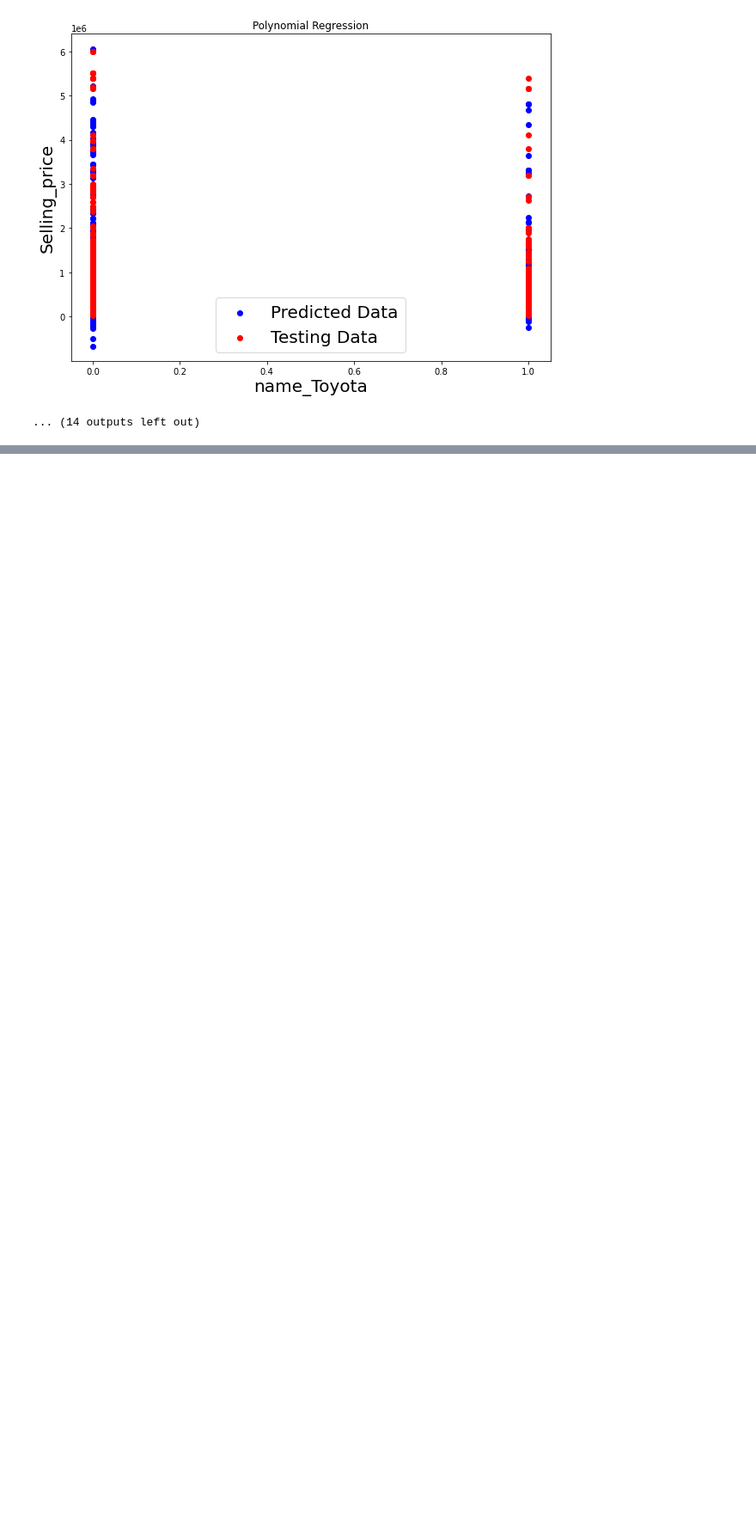
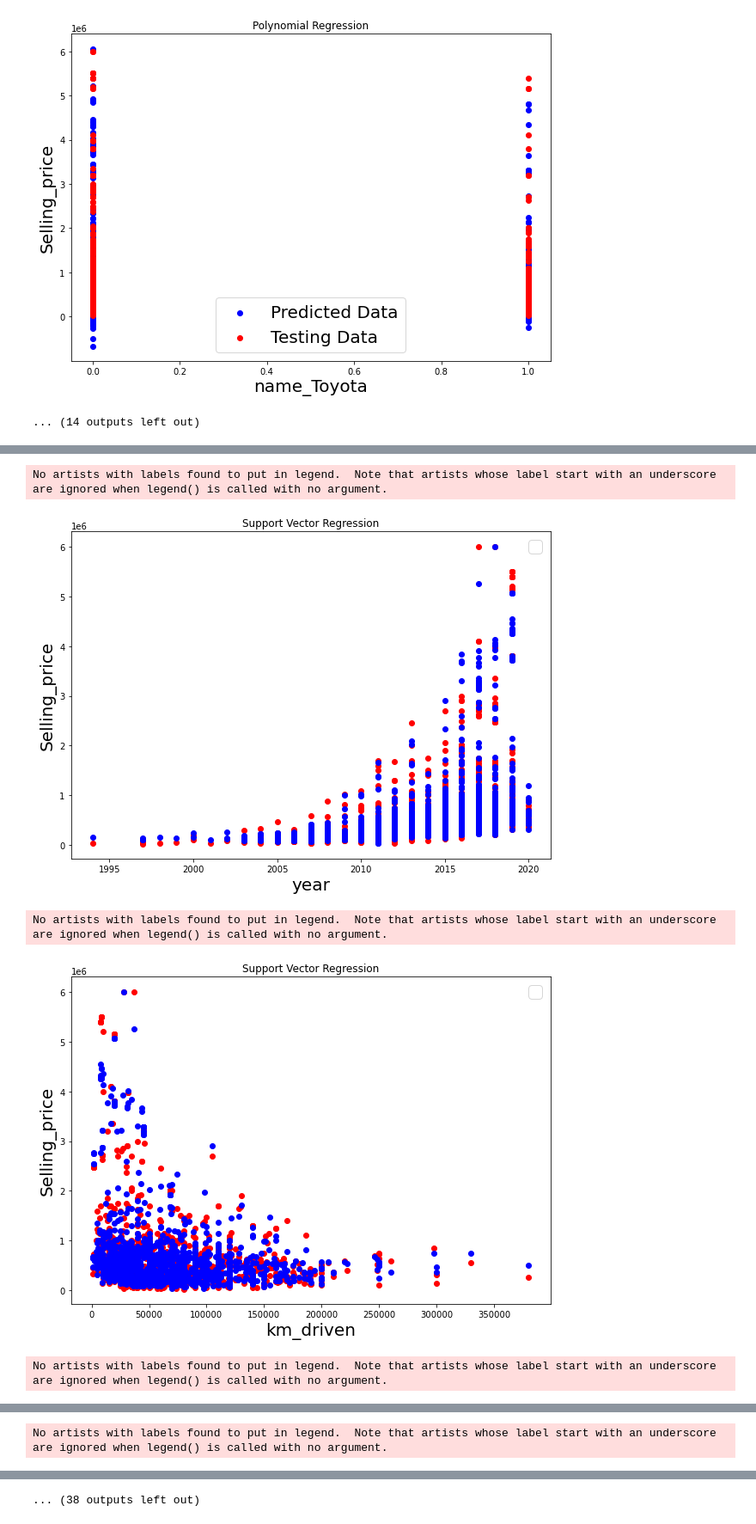
Before and after one commit to ShoroukELSayed/Machine-Learning, a Jupyter notebook: Project/Regression/Cars.ipynb, the cells around one changed output, grey strips where cells are left out. Shown at 86% size. Cells and saved outputs as stored; diff of their text form; code cells hidden in the pictures; blank space fills up the shorter version.

```diff
--- a/Project/Cars.ipynb
+++ b/Project/Regression/Cars.ipynb
@@ -205,0 +227,6 @@ for i in range(19):
+# %%
+from sklearn.preprocessing import StandardScaler
+sc_X = StandardScaler()
+sc_y = StandardScaler()
+x_train_scaled = sc_X.fit_transform(x_train)
+y_train_scaled = sc_y.fit_transform(y_train.reshape(-1,1))
@@ -205,0 +255,4 @@ for i in range(19):
+# %%
+from sklearn.svm import SVR
+svr = SVR(kernel = 'rbf')
+svr.fit(x_train_scaled, y_train_scaled)
@@ -205,0 +261,2 @@ for i in range(19):
+# %%
+y_SVR_pred = svr.predict(sc_X.transform(x_test)).reshape(-1,1)
@@ -205,0 +273,31 @@ for i in range(19):
+# %%
+name = np.array(list((pd.get_dummies(data=df)).columns))
+start_value = 19
+j = 0
+for i in range(start_value,25):
+      plt.figure(figsize=(10,7))
+      plt.scatter(x_test[:,i], y_test, color = 'red')
+      plt.scatter(x_test[:,i], sc_y.inverse_transform(y_SVR_pred), color = 'blue')
+      plt.legend (fontsize=20)
+      plt.title('Support Vector Regression')
+      plt.xlabel(name[j] , fontsize=20)
+      plt.ylabel('Selling_price' , fontsize=20)
+      plt.show()
+      j +=1
+j +=1
+for i in range(19):
+      plt.figure(figsize=(10,7))
+      plt.scatter(x_test[:,i], y_test, color = 'red')
+      plt.scatter(x_test[:,i], sc_y.inverse_transform(y_SVR_pred), color = 'blue')
+      plt.legend (fontsize=20)
+      plt.title('Support Vector Regression')
+      plt.xlabel(name[j] , fontsize=20)
+      plt.ylabel('Selling_price' , fontsize=20)
+      plt.show()
+      j +=1
+# %% [output]
+No artists with labels found to put in legend.  Note that artists whose label start with an underscore are ignored when legend() is called with no argument.
+[figure, added]
+No artists with labels found to put in legend.  Note that artists whose label start with an underscore are ignored when legend() is called with no argument.
+[figure, added]
+No artists with labels found to put in legend.  Note that artists whose label start with an underscore are ignored when legend() is called with no argument.
@@ -205,0 +305 @@ for i in range(19):
+No artists with labels found to put in legend.  Note that artists whose label start with an underscore are ignored when legend() is called with no argument.
@@ -205,0 +311 @@ for i in range(19):
+... (38 outputs left out)
```
Also changed, not shown: parts of 12 cells of this notebook, 3 other files.
